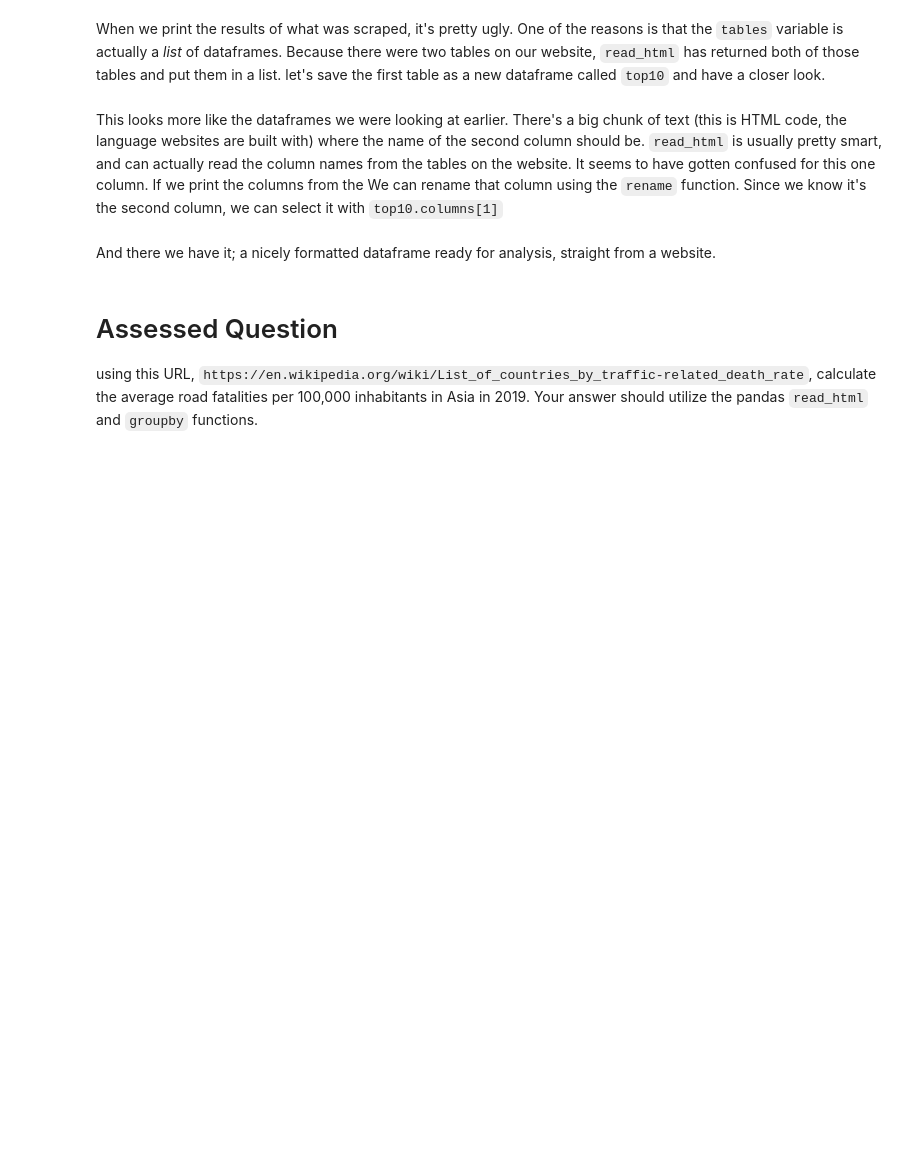
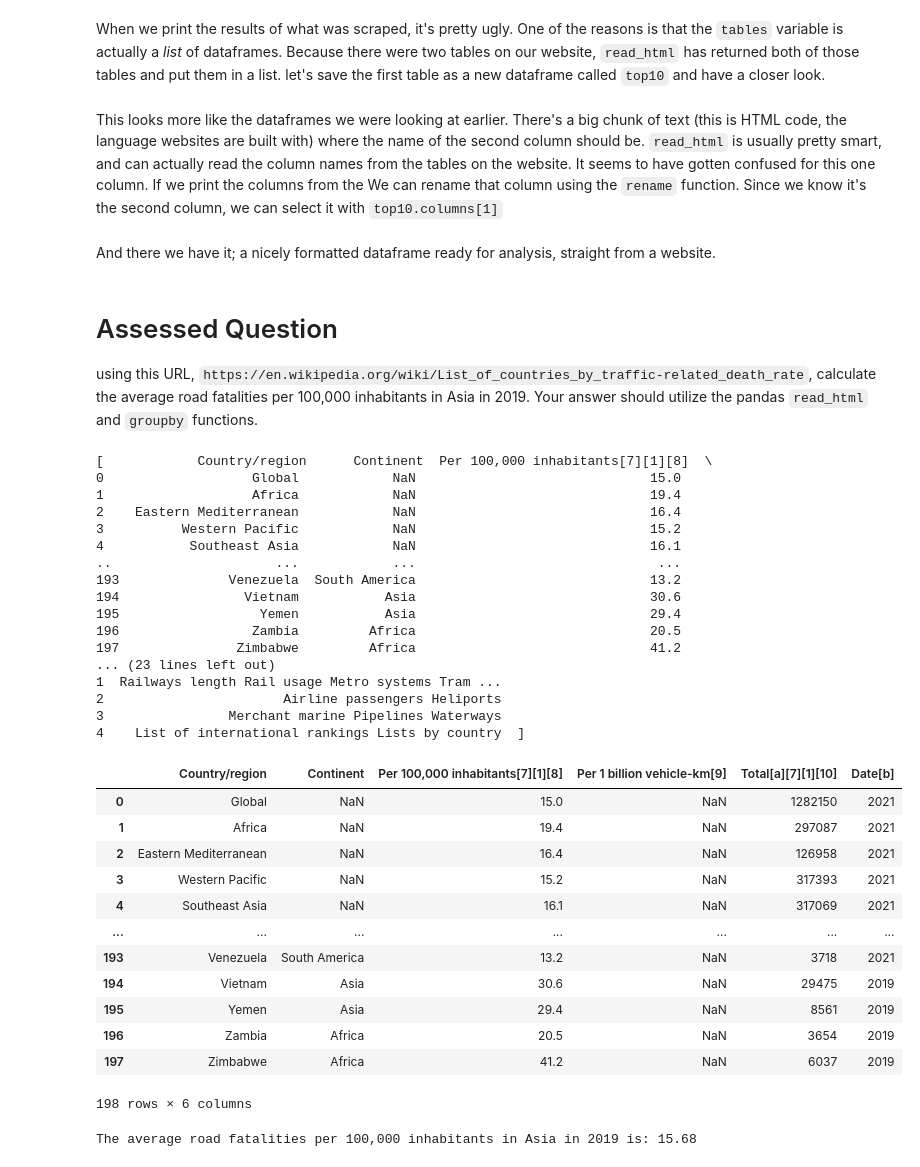
Before and after one commit to sophie20132548-sketch/QM2, a Jupyter notebook: notebooks/W02. Pandas.ipynb, the cells around one changed output. Saved outputs shown, nothing was run; the diff lists cells and outputs as text; code cells hidden in the pictures; blank space fills up the shorter version.

```diff
--- a/notebooks/W02. Pandas.ipynb
+++ b/notebooks/W02. Pandas.ipynb
@@ -403,0 +396,54 @@ plt.style.use('ggplot')
+# %%
+import pandas
+import requests
+
+url='https://en.wikipedia.org/wiki/List_of_countries_by_traffic-related_death_rate'
+
+headers={'User-Agent': 'Mozilla/5.0'}
+response = requests.get(url, headers=headers)
+tables=pandas.read_html(response.text)
+print(tables)
+
+asia=tables[0]
+asia
+# %% [output]
+[            Country/region      Continent  Per 100,000 inhabitants[7][1][8]  \
+0                   Global            NaN                              15.0
+1                   Africa            NaN                              19.4
+2    Eastern Mediterranean            NaN                              16.4
+3          Western Pacific            NaN                              15.2
+4           Southeast Asia            NaN                              16.1
+..                     ...            ...                               ...
+193              Venezuela  South America                              13.2
+194                Vietnam           Asia                              30.6
+195                  Yemen           Asia                              29.4
+196                 Zambia         Africa                              20.5
+197               Zimbabwe         Africa                              41.2
+... (23 lines left out)
+1  Railways length Rail usage Metro systems Tram ...
+2                       Airline passengers Heliports
+3                Merchant marine Pipelines Waterways
+4    List of international rankings Lists by country  ]
+|  | Country/region | Continent | Per 100,000 inhabitants[7][1][8] | Per 1 billion vehicle-km[9] | Total[a][7][1][10] | Date[b] |
+| 0 | Global | NaN | 15.0 | NaN | 1282150 | 2021 |
+| 1 | Africa | NaN | 19.4 | NaN | 297087 | 2021 |
+| 2 | Eastern Mediterranean | NaN | 16.4 | NaN | 126958 | 2021 |
+| 3 | Western Pacific | NaN | 15.2 | NaN | 317393 | 2021 |
+| 4 | Southeast Asia | NaN | 16.1 | NaN | 317069 | 2021 |
+| ... | ... | ... | ... | ... | ... | ... |
+| 193 | Venezuela | South America | 13.2 | NaN | 3718 | 2021 |
+| 194 | Vietnam | Asia | 30.6 | NaN | 29475 | 2019 |
+| 195 | Yemen | Asia | 29.4 | NaN | 8561 | 2019 |
+| 196 | Zambia | Africa | 20.5 | NaN | 3654 | 2019 |
+| 197 | Zimbabwe | Africa | 41.2 | NaN | 6037 | 2019 |
+198 rows × 6 columns
+# %%
+# Filter for data from Asia and the year 2019
+asia_2019_data = asia[(asia['Continent'] == 'Asia') & (asia['Date[b]'] == '2019')]
+
+# Calculate the average road fatalities per 100,000 inhabitants for Asia in 2019
+result = asia_2019_data['Per 100,000 inhabitants[7][1][8]'].mean()
+
+print(f"The average road fatalities per 100,000 inhabitants in Asia in 2019 is: {result:.2f}")
+# %% [output]
+The average road fatalities per 100,000 inhabitants in Asia in 2019 is: 15.68
```
Also changed, not shown: parts of 1 cell of this notebook.
